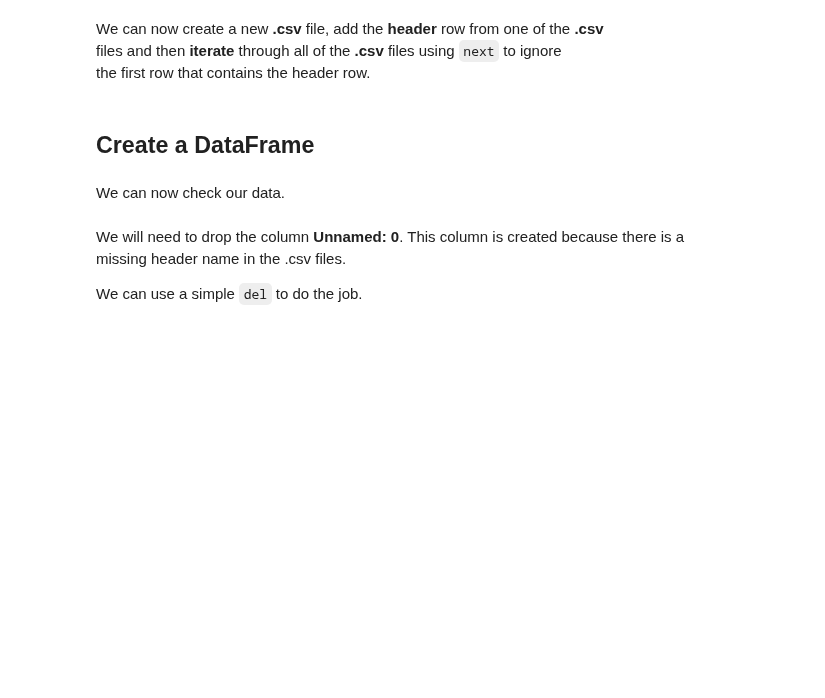
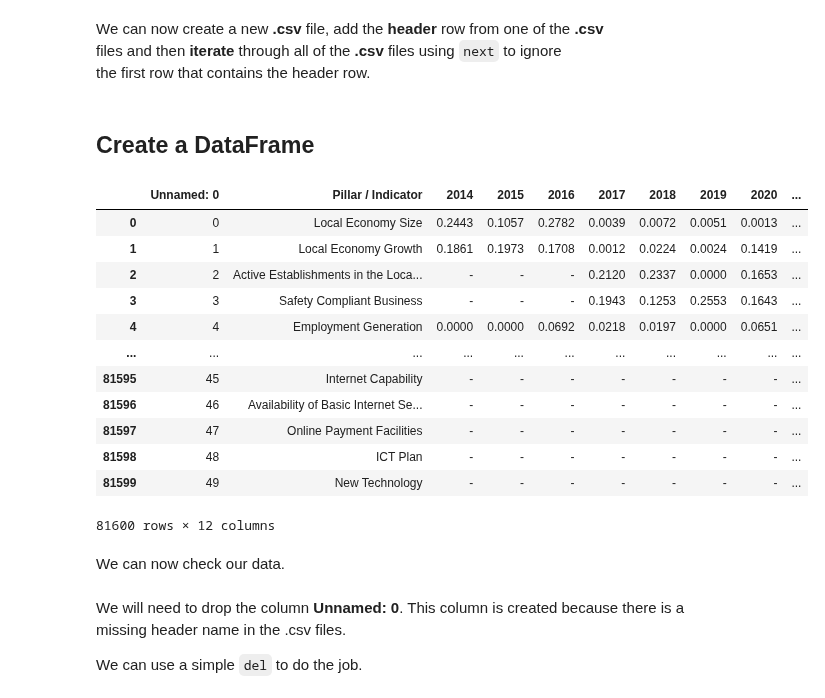
Before and after one commit to OmdenaAI/philippines-chapter-urban-vunerability, a Jupyter notebook: src/tasks/task-1-data-collection/5-merge_city_data.ipynb, the cells around one changed output. Drawn from its saved outputs; the diff is of its cells as text; code cells hidden in the pictures; blank space fills up the shorter version.

```diff
--- a/src/tasks/task-1-data-collection/5-merge_city_data.ipynb
+++ b/src/tasks/task-1-data-collection/5-merge_city_data.ipynb
@@ -45,6 +45,23 @@ with open('merged_city_data2.csv', 'wb') as f:
             shutil.copyfileobj(g, f)
 # %% [markdown]
 ## Create a DataFrame
+# %%
+df = pd.read_csv('merged_city_data2.csv')
+df
+# %% [output]
+|  | Unnamed: 0 | Pillar / Indicator | 2014 | 2015 | 2016 | 2017 | 2018 | 2019 | 2020 | ... |
+| 0 | 0 | Local Economy Size | 0.2443 | 0.1057 | 0.2782 | 0.0039 | 0.0072 | 0.0051 | 0.0013 | ... |
+| 1 | 1 | Local Economy Growth | 0.1861 | 0.1973 | 0.1708 | 0.0012 | 0.0224 | 0.0024 | 0.1419 | ... |
+| 2 | 2 | Active Establishments in the Loca... | - | - | - | 0.2120 | 0.2337 | 0.0000 | 0.1653 | ... |
+| 3 | 3 | Safety Compliant Business | - | - | - | 0.1943 | 0.1253 | 0.2553 | 0.1643 | ... |
+| 4 | 4 | Employment Generation | 0.0000 | 0.0000 | 0.0692 | 0.0218 | 0.0197 | 0.0000 | 0.0651 | ... |
+| ... | ... | ... | ... | ... | ... | ... | ... | ... | ... | ... |
+| 81595 | 45 | Internet Capability | - | - | - | - | - | - | - | ... |
+| 81596 | 46 | Availability of Basic Internet Se... | - | - | - | - | - | - | - | ... |
+| 81597 | 47 | Online Payment Facilities | - | - | - | - | - | - | - | ... |
+| 81598 | 48 | ICT Plan | - | - | - | - | - | - | - | ... |
+| 81599 | 49 | New Technology | - | - | - | - | - | - | - | ... |
+81600 rows × 12 columns
 # %% [markdown]
 We can now check our data.
 # %% [markdown]
```
Also changed, not shown: parts of 5 cells of this notebook, 17 other files.
